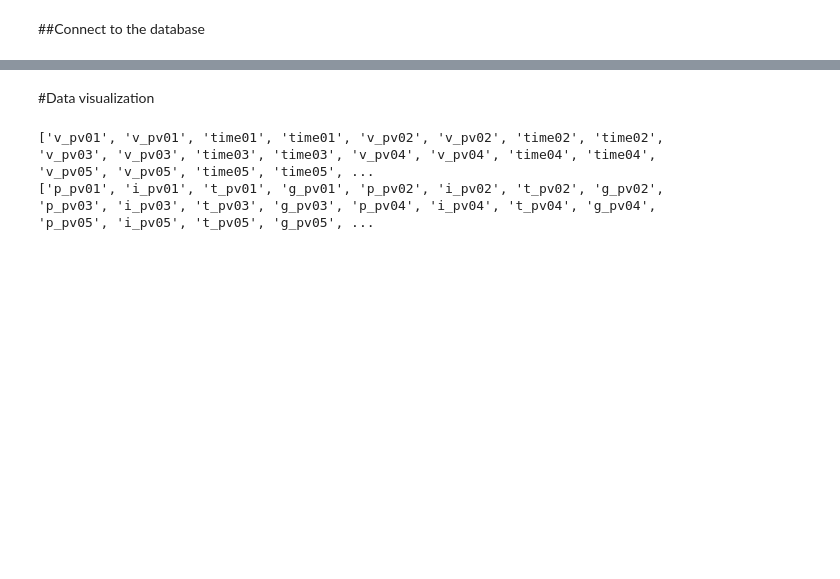
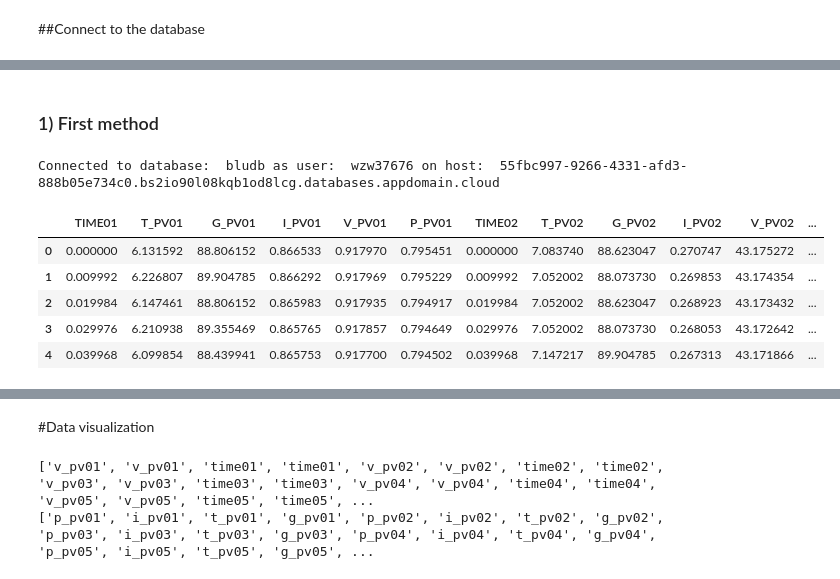
Before and after one commit to Mohamed-derbeli/ML-for-maximum-power-point-tracking-prediction-in-PV-system, a Jupyter notebook: ML_for_MPPT_prediction_in_PV_system.ipynb, the cells around one changed output, grey strips where cells are left out. Cells and saved outputs as stored; diff of their text form; code cells hidden in the pictures; blank space fills up the shorter version.

```diff
--- a/ML_for_MPPT_prediction_in_PV_system.ipynb
+++ b/ML_for_MPPT_prediction_in_PV_system.ipynb
@@ -55,0 +52,53 @@ The sql extension is already loaded. To reload it, use:
+# %% [markdown]
+### 1) First method
+# %%
+#Replace the placeholder values with your actual Db2 hostname, username, and password:
+dsn_hostname = "55fbc997-9266-4331-afd3-888b05e734c0.bs2io90l08kqb1od8lcg.databases.appdomain.cloud" # e.g.: "54a2f15b-5c0f-46df-8954-7e38e612c2bd.c1ogj3sd0tgtu0lqde00.databases.appdomain.cloud"
+dsn_uid = "wzw37676"        # e.g. "abc12345"
+dsn_pwd = "RqVbtpgxaho1uE5S"      # e.g. "7dBZ3wWt9XN6$o0J"
+
+dsn_driver = "{IBM DB2 ODBC DRIVER}"
+dsn_database = "bludb"            # e.g. "BLUDB"
+dsn_port = "31929"                # e.g. "32733"
+dsn_protocol = "TCPIP"            # i.e. "TCPIP"
+dsn_security = "ssl"              #i.e. "SSL"
+
+#Create database connection
+#DO NOT MODIFY THIS CELL. Just RUN it with Shift + Enter
+dsn = (
+    "DRIVER={0};"
+    "DATABASE={1};"
+    "HOSTNAME={2};"
+    "PORT={3};"
+    "PROTOCOL={4};"
+    "UID={5};"
+    "PWD={6};"
+    "SECURITY={7};").format(dsn_driver, dsn_database, dsn_hostname, dsn_port, dsn_protocol, dsn_uid, dsn_pwd,dsn_security)
+try:
+    conn = ibm_db.connect(dsn, "", "")
+    print ("Connected to database: ", dsn_database, "as user: ", dsn_uid, "on host: ", dsn_hostname)
+
+except:
+    print ("Unable to connect: ", ibm_db.conn_errormsg() )
+# %% [output]
+Connected to database:  bludb as user:  wzw37676 on host:  55fbc997-9266-4331-afd3-888b05e734c0.bs2io90l08kqb1od8lcg.databases.appdomain.cloud
+# %%
+#connection for pandas
+pconn = ibm_db_dbi.Connection(conn)
+#query statement to retrieve all rows in INSTRUCTOR table
+data1 = "select * from PV_DATA1"
+data2 = "select * from PV_DATA2"
+data_max = "select * from PV_DATA_MAX"
+#retrieve the query results into a pandas dataframe
+df1 = pd.read_sql(data1, pconn)
+df2 = pd.read_sql(data2, pconn)
+df_max = pd.read_sql(data_max, pconn)
+# %%
+df1.head()
+# %% [output]
+|  | TIME01 | T_PV01 | G_PV01 | I_PV01 | V_PV01 | P_PV01 | TIME02 | T_PV02 | G_PV02 | I_PV02 | V_PV02 | ... |
+| 0 | 0.000000 | 6.131592 | 88.806152 | 0.866533 | 0.917970 | 0.795451 | 0.000000 | 7.083740 | 88.623047 | 0.270747 | 43.175272 | ... |
+| 1 | 0.009992 | 6.226807 | 89.904785 | 0.866292 | 0.917969 | 0.795229 | 0.009992 | 7.052002 | 88.073730 | 0.269853 | 43.174354 | ... |
+| 2 | 0.019984 | 6.147461 | 88.806152 | 0.865983 | 0.917935 | 0.794917 | 0.019984 | 7.052002 | 88.623047 | 0.268923 | 43.173432 | ... |
+| 3 | 0.029976 | 6.210938 | 89.355469 | 0.865765 | 0.917857 | 0.794649 | 0.029976 | 7.052002 | 88.073730 | 0.268053 | 43.172642 | ... |
+| 4 | 0.039968 | 6.099854 | 88.439941 | 0.865753 | 0.917700 | 0.794502 | 0.039968 | 7.147217 | 89.904785 | 0.267313 | 43.171866 | ... |
```
Also changed, not shown: parts of 14 cells of this notebook.
